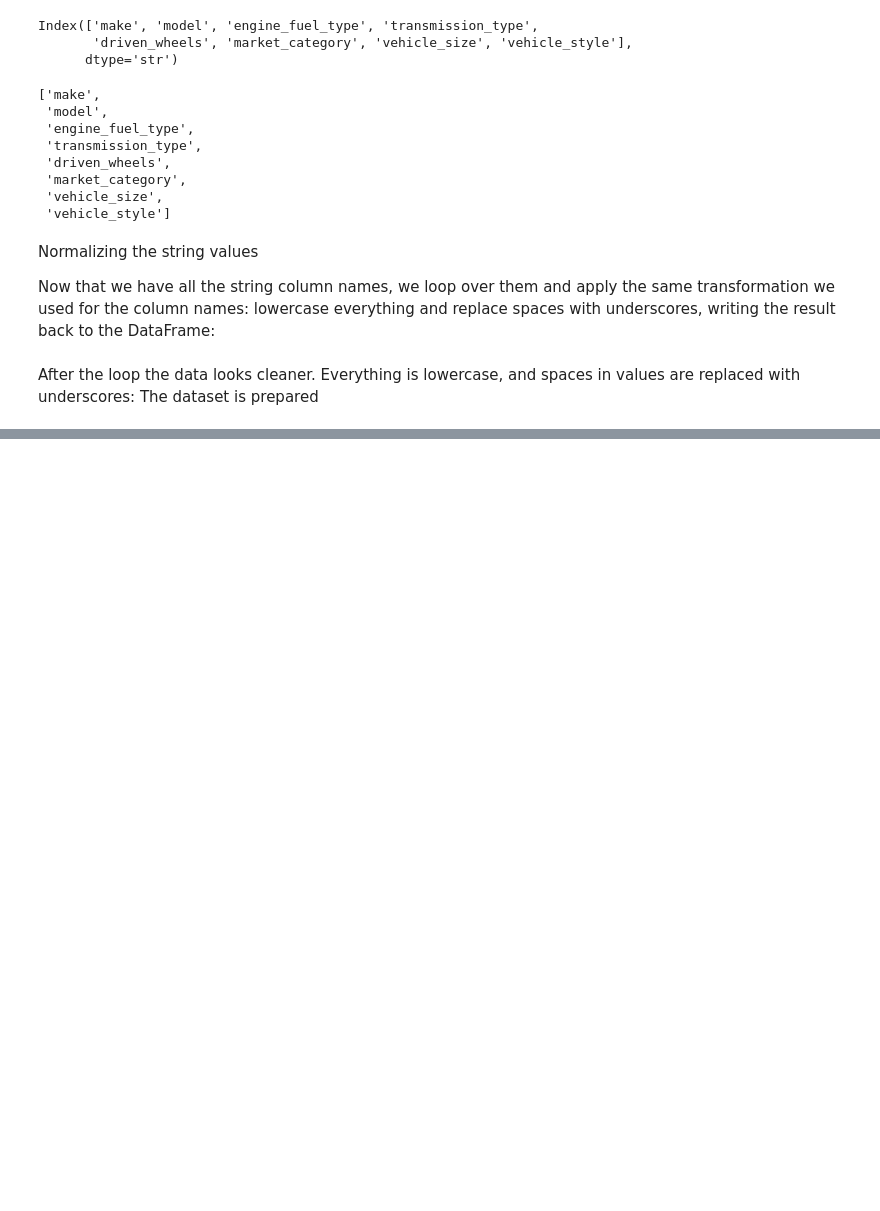
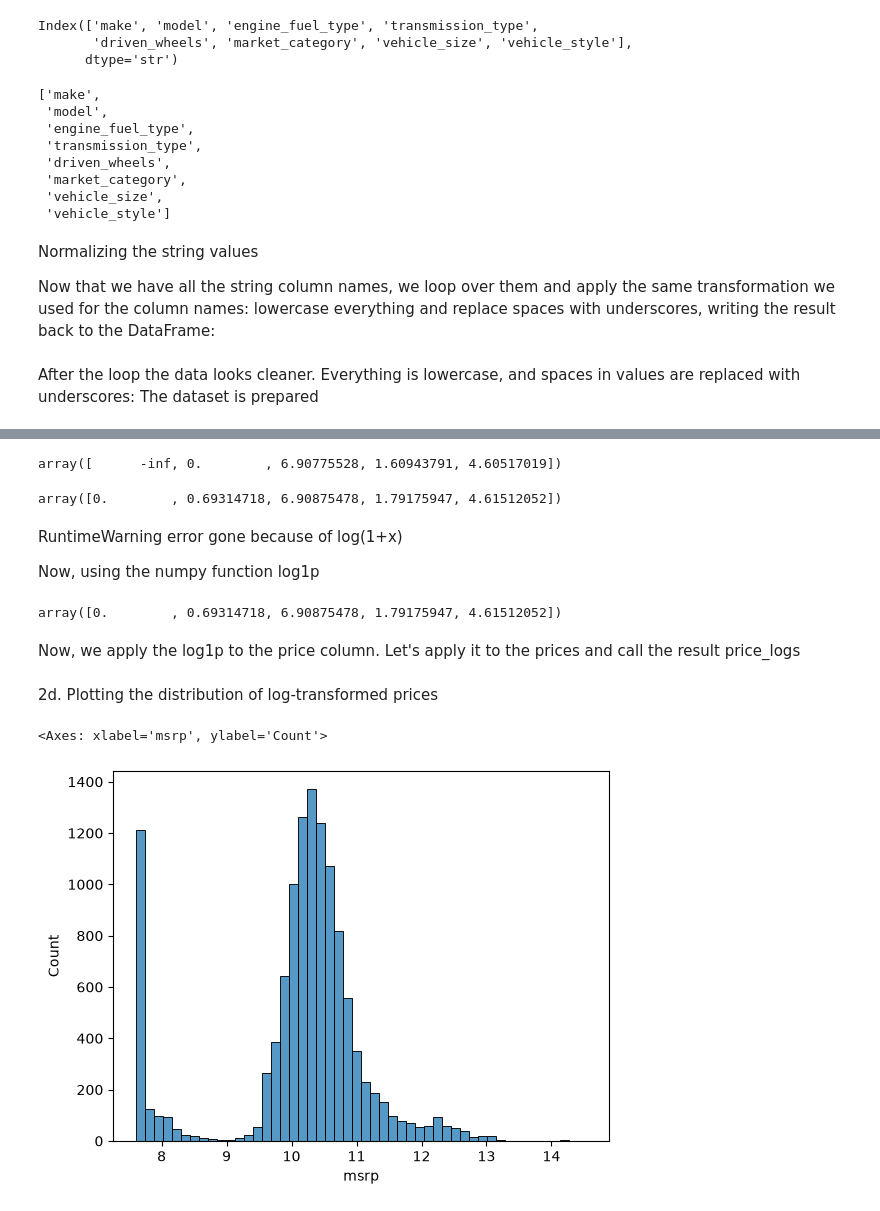
Before and after one commit to ameencode/ml-zoomcamp-course, a Jupyter notebook: regression/car_price_prediction.ipynb, the cells around one changed output, grey strips where cells are left out. Saved outputs shown, nothing was run; the diff lists cells and outputs as text; code cells hidden in the pictures; blank space fills up the shorter version.

```diff
--- a/regression/car_price_prediction.ipynb
+++ b/regression/car_price_prediction.ipynb
@@ -148,0 +222,38 @@ df.sample(5)
+# %%
+# Logarithmic Transformation
+
+import numpy as np
+np.log([0, 1, 1000, 5, 100])
+# %% [output]
+array([      -inf, 0.        , 6.90775528, 1.60943791, 4.60517019])
+# %%
+# Instead, we can use the numpy function log1p, which calculates log(1+x). This way, we can avoid the problem with zero values.
+
+np.log([1+0, 1+1, 1+1000, 1+5, 1+100])
+# %% [output]
+array([0.        , 0.69314718, 6.90875478, 1.79175947, 4.61512052])
+# %% [markdown]
+RuntimeWarning error gone because of log(1+x)
+
+Now, using the numpy function log1p
+# %%
+# Checking the output of log1p with the original values
+
+np.log1p([0, 1, 1000, 5, 100])
+# %% [output]
+array([0.        , 0.69314718, 6.90875478, 1.79175947, 4.61512052])
+# %% [markdown]
+Now, we apply the log1p to the price column. Let's apply it to the prices and call the result price_logs
+# %%
+# Applying log1p to the MSRP column
+
+price_logs = np.log1p(df.msrp)
+# %% [markdown]
+2d. Plotting the distribution of log-transformed prices
+# %%
+# Plotting the distribution of log-transformed prices
+
+sns.histplot(price_logs, bins=50)
+# %% [output]
+<Axes: xlabel='msrp', ylabel='Count'>
+[figure, added]
```
Also changed, not shown: parts of 15 cells of this notebook.
